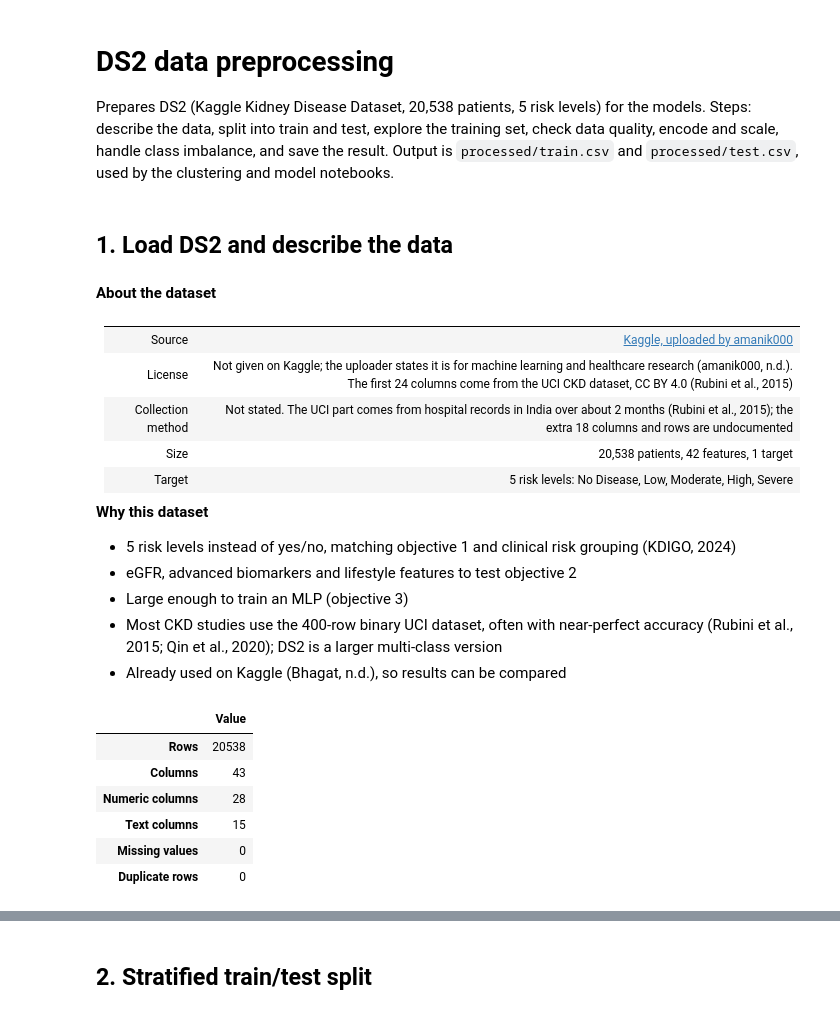
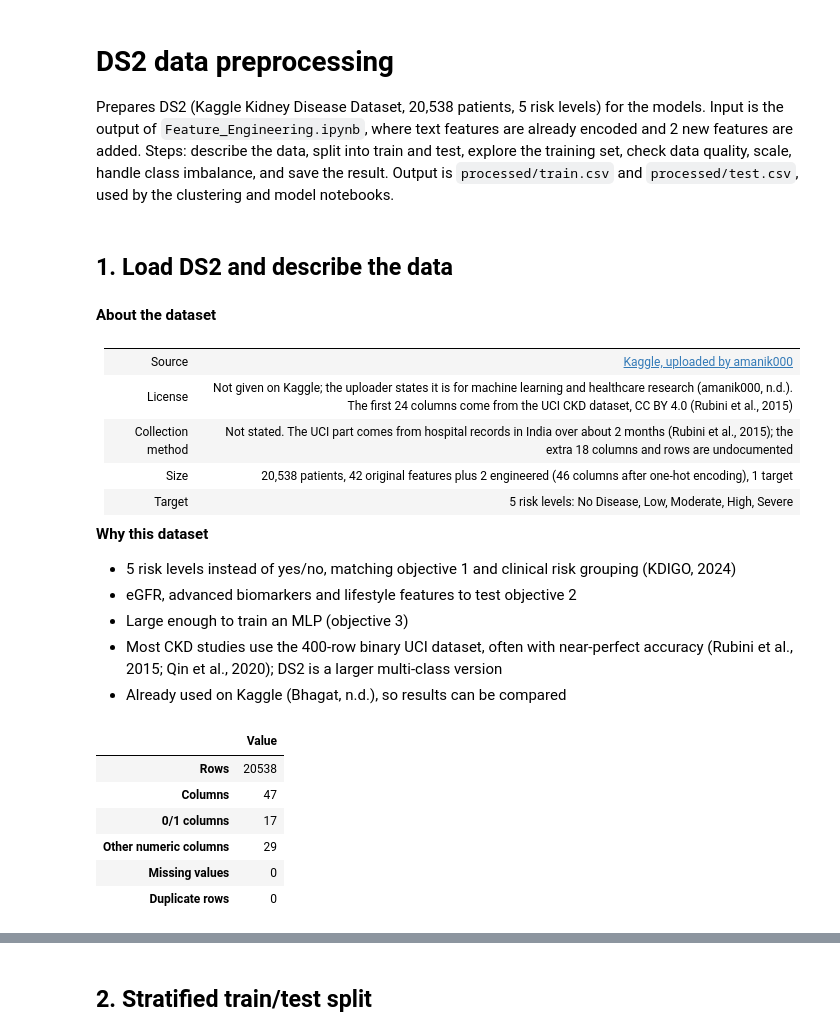
Before and after one commit to elgazar24/F21DL_Group_13, a Jupyter notebook: src/notebooks/Data_Analysis/Data_Preprocessing/DS2_Data_Preprocessing.ipynb, the cells around one changed output, grey strips where cells are left out. Saved outputs shown, nothing was run; the diff lists cells and outputs as text; code cells hidden in the pictures.

Commit message:
Use feature engineering output in DS2 preprocessing and clustering

```diff
--- a/src/notebooks/Data_Analysis/Data_Preprocessing/DS2_Data_Preprocessing.ipynb
+++ b/src/notebooks/Data_Analysis/Data_Preprocessing/DS2_Data_Preprocessing.ipynb
@@ -1,7 +1,7 @@
 # %% [markdown]
 # DS2 data preprocessing
 
-Prepares DS2 (Kaggle Kidney Disease Dataset, 20,538 patients, 5 risk levels) for the models. Steps: describe the data, split into train and test, explore the training set, check data quality, encode and scale, handle class imbalance, and save the result. Output is `processed/train.csv` and `processed/test.csv`, used by the clustering and model notebooks.
+Prepares DS2 (Kaggle Kidney Disease Dataset, 20,538 patients, 5 risk levels) for the models. Input is the output of `Feature_Engineering.ipynb`, where text features are already encoded and 2 new features are added. Steps: describe the data, split into train and test, explore the training set, check data quality, scale, handle class imbalance, and save the result. Output is `processed/train.csv` and `processed/test.csv`, used by the clustering and model notebooks.
 # %%
 import pandas as pd
 import numpy as np
@@ -25,7 +25,7 @@ RANDOM_STATE = 42
 | Source | [Kaggle, uploaded by amanik000](https://www.kaggle.com/datasets/amanik000/kidney-disease-dataset) |
 | License | Not given on Kaggle; the uploader states it is for machine learning and healthcare research (amanik000, n.d.). The first 24 columns come from the UCI CKD dataset, CC BY 4.0 (Rubini et al., 2015) |
 | Collection method | Not stated. The UCI part comes from hospital records in India over about 2 months (Rubini et al., 2015); the extra 18 columns and rows are undocumented |
-| Size | 20,538 patients, 42 features, 1 target |
+| Size | 20,538 patients, 42 original features plus 2 engineered (46 columns after one-hot encoding), 1 target |
 | Target | 5 risk levels: No Disease, Low, Moderate, High, Severe |
 
 **Why this dataset**
@@ -35,24 +35,27 @@ RANDOM_STATE = 42
 - Most CKD studies use the 400-row binary UCI dataset, often with near-perfect accuracy (Rubini et al., 2015; Qin et al., 2020); DS2 is a larger multi-class version
 - Already used on Kaggle (Bhagat, n.d.), so results can be compared
 # %%
-path = "../../../../assets/datasets/2_KG_Kidney_Disease_Dataset/data/kidney_disease_dataset.csv"
+path = "../../../../assets/datasets/2_KG_Kidney_Disease_Dataset/data/kidney_disease_dataset_processed.csv"
 df = pd.read_csv(path)
+
+labels = ["High_Risk", "Low_Risk", "Moderate_Risk", "No_Disease", "Severe_Disease"]
+df["Target"] = df["Target"].map(dict(enumerate(labels)))
 
 overview = pd.Series({
     "Rows": df.shape[0],
     "Columns": df.shape[1],
-    "Numeric columns": df.select_dtypes(include="number").shape[1],
-    "Text columns": df.select_dtypes(exclude="number").shape[1],
+    "0/1 columns": (df.nunique() == 2).sum(),
+    "Other numeric columns": ((df.nunique() > 2) & (df.dtypes != object)).sum(),
     "Missing values": df.isnull().sum().sum(),
     "Duplicate rows": df.duplicated().sum(),
 }, name="Value").to_frame()
 display(overview)
 # %% [output]
 |  | Value |
 | Rows | 20538 |
-| Columns | 43 |
-| Numeric columns | 28 |
-| Text columns | 15 |
+| Columns | 47 |
+| 0/1 columns | 17 |
+| Other numeric columns | 29 |
 | Missing values | 0 |
 | Duplicate rows | 0 |
 # %%
```
Also changed, not shown: parts of 18 cells of this notebook, 4 other files.
